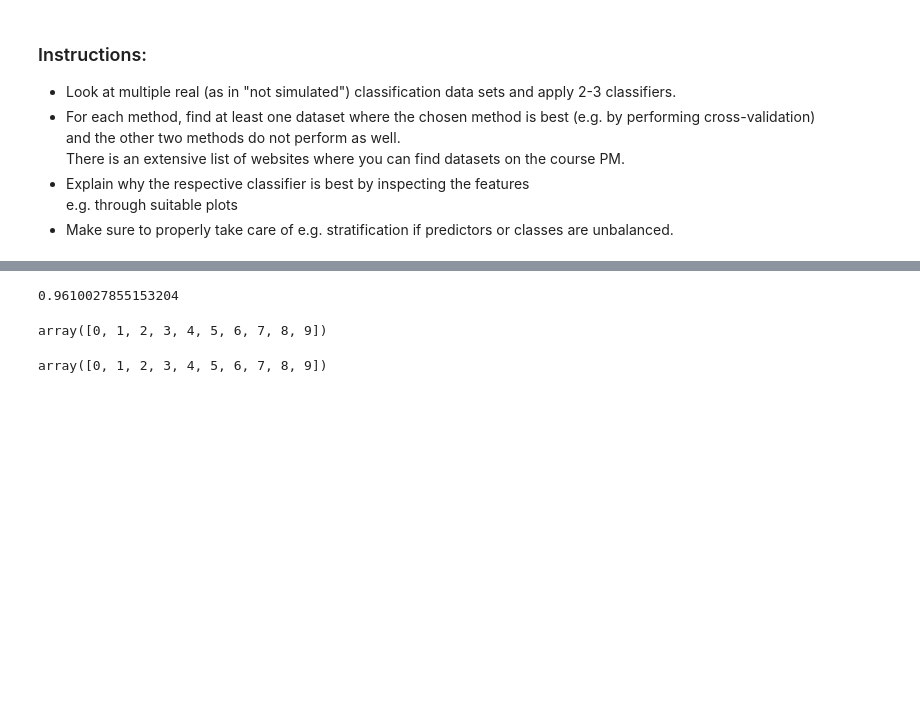
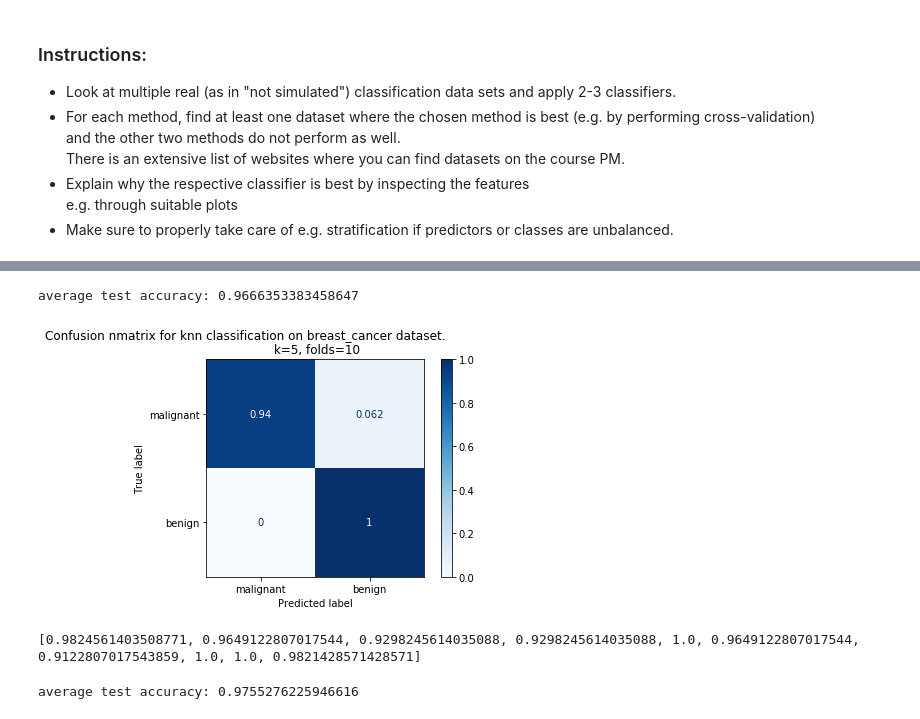
Before and after one commit to emmaryd/statistical-learning, a Jupyter notebook: project-determine-classifier-strengths.ipynb, the cells around one changed output, grey strips where cells are left out. Saved outputs shown, nothing was run; the diff lists cells and outputs as text; code cells hidden in the pictures; blank space fills up the shorter version.

```diff
--- a/project-determine-classifier-strengths.ipynb
+++ b/project-determine-classifier-strengths.ipynb
@@ -100,18 +86,0 @@ def logistic_regression():
-# %%
-n_folds = 5
-iris = Dataset('digits')
-iris.import_dataset()
-iris.standardise_data()
-iris.shuffle_data()
-iris.split_data(n_folds)
-
-X_train = iris.X_folds[0:n_folds-3]
-t_train = iris.t_folds[0:n_folds-3]
-X_test = iris.X_folds[n_folds-2:]
-t_test = iris.t_folds[n_folds-2:]
-
-k=5
-classifier = neighbors.KNeighborsClassifier(k)
-classifier.fit(np.concatenate(X_train), np.concatenate(t_train))
-
-Z = classifier.predict(np.concatenate(X_test))
@@ -122,4 +86,0 @@ np.sum(Z==np.concatenate(t_test))
-# %%
-np.sum(Z==np.concatenate(t_test))/len(Z)
-# %% [output]
-0.9610027855153204
@@ -128,8 +86,0 @@ a = np.arange(10)
-# %%
-a[0:10]
-# %% [output]
-array([0, 1, 2, 3, 4, 5, 6, 7, 8, 9])
-# %%
-np.concatenate([a])
-# %% [output]
-array([0, 1, 2, 3, 4, 5, 6, 7, 8, 9])
@@ -135,0 +132,16 @@ array([0, 1, 2, 3, 4, 5, 6, 7, 8, 9])
+# %%
+knn = run_knn('breast_cancer', n_folds=10, k_neighbours=5)
+classifier = knn[0]
+accuracy = knn[1]
+print(accuracy)
+# %% [output]
+average test accuracy: 0.9666353383458647
+[figure, added]
+[0.9824561403508771, 0.9649122807017544, 0.9298245614035088, 0.9298245614035088, 1.0, 0.9649122807017544, 0.9122807017543859, 1.0, 1.0, 0.9821428571428571]
+# %%
+knn = run_knn('digits', n_folds=10, k_neighbours=5)
+classifier = knn[0]
+accuracy = knn[1]
+#print(accuracy)
+# %% [output]
+average test accuracy: 0.9755276225946616
```
Also changed, not shown: parts of 11 cells of this notebook.
